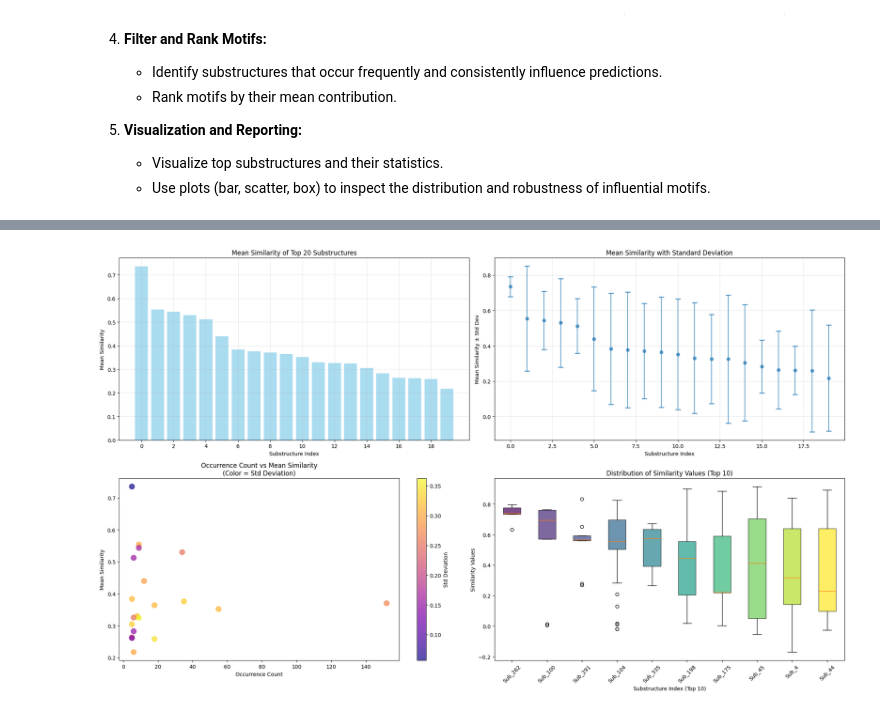
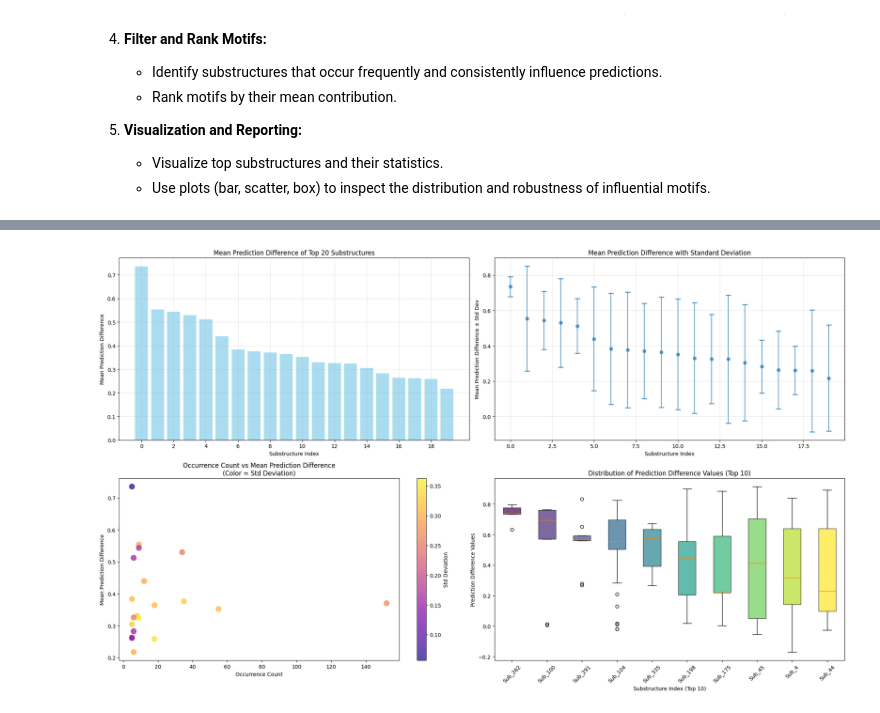
Before and after one commit to julianostermaier/cheminfo_project, a Jupyter notebook: hiv_classification_interpretability.ipynb, the cells around one changed output, grey strips where cells are left out. Cells and saved outputs as stored; diff of their text form; code cells hidden in the pictures.

Commit message:
rename "similarity" to "prediction difference"

```diff
--- a/hiv_classification_interpretability.ipynb
+++ b/hiv_classification_interpretability.ipynb
@@ -423,7 +423,7 @@ Substructure 6:
 [figure]
 ... (8 outputs left out)
 # %%
-# Get top 20 substructures by mean similarity
+# Get top 20 substructures by mean Prediction Difference
 top_20 = analysis_results[:20]
 
 # Prepare data for plotting
@@ -435,45 +435,45 @@ std_similarities = [result['std_similarity'] for result in top_20]
 # Alternative visualization with box plots
 fig, axes = plt.subplots(2, 2, figsize=(20, 12))
 
-# Plot 1: Bar chart of mean similarities
+# Plot 1: Bar chart of mean Prediction Difference
 axes[0,0].bar(range(len(top_20)), mean_similarities, color='skyblue', alpha=0.7)
 axes[0,0].set_xlabel('Substructure Index')
-axes[0,0].set_ylabel('Mean Similarity')
-axes[0,0].set_title('Mean Similarity of Top 20 Substructures')
+axes[0,0].set_ylabel('Mean Prediction Difference')
+axes[0,0].set_title('Mean Prediction Difference of Top 20 Substructures')
 axes[0,0].set_xticks(range(0, 20, 2))
 axes[0,0].grid(True, alpha=0.3)
 
 # Plot 2: Scatter plot with error bars
 axes[0,1].errorbar(range(len(top_20)), mean_similarities, yerr=std_similarities,
                    fmt='o', capsize=5, capthick=2, alpha=0.7)
 axes[0,1].set_xlabel('Substructure Index')
-axes[0,1].set_ylabel('Mean Similarity ± Std Dev')
-axes[0,1].set_title('Mean Similarity with Standard Deviation')
+axes[0,1].set_ylabel('Mean Prediction Difference ± Std Dev')
+axes[0,1].set_title('Mean Prediction Difference with Standard Deviation')
 axes[0,1].grid(True, alpha=0.3)
 
-# Plot 3: Count vs Mean Similarity
+# Plot 3: Count vs Mean Prediction Difference
 scatter = axes[1,0].scatter(counts, mean_similarities,
                            c=std_similarities, s=100, alpha=0.7, cmap='plasma')
 axes[1,0].set_xlabel('Occurrence Count')
-axes[1,0].set_ylabel('Mean Similarity')
-axes[1,0].set_title('Occurrence Count vs Mean Similarity\n(Color = Std Deviation)')
+axes[1,0].set_ylabel('Mean Prediction Difference')
+axes[1,0].set_title('Occurrence Count vs Mean Prediction Difference\n(Color = Std Deviation)')
 plt.colorbar(scatter, ax=axes[1,0], label='Std Deviation')
 
 # Plot 4: Box plot of top 10 substructures
 top_10_data = [substructure_groups[result['group_id']]['similarities'] for result in top_20[:10]]
 bp = axes[1,1].boxplot(top_10_data, patch_artist=True)
 axes[1,1].set_xlabel('Substructure Index (Top 10)')
-axes[1,1].set_ylabel('Similarity Values')
-axes[1,1].set_title('Distribution of Similarity Values (Top 10)')
+axes[1,1].set_ylabel('Prediction Difference Values')
+axes[1,1].set_title('Distribution of Prediction Difference Values (Top 10)')
 axes[1,1].set_xticklabels([f"Sub_{top_20[i]['group_id']}" for i in range(10)], rotation=45)
 
 # Color the boxes
 colors = plt.cm.viridis(np.linspace(0, 1, 10))
 for patch, color in zip(bp['boxes'], colors):
     patch.set_facecolor(color)
     patch.set_alpha(0.7)
 
 plt.tight_layout()
 plt.show()
 # %% [output]
-[figure, old version]
+[figure, new version]
```
Also changed, not shown: parts of 3 cells of this notebook.
